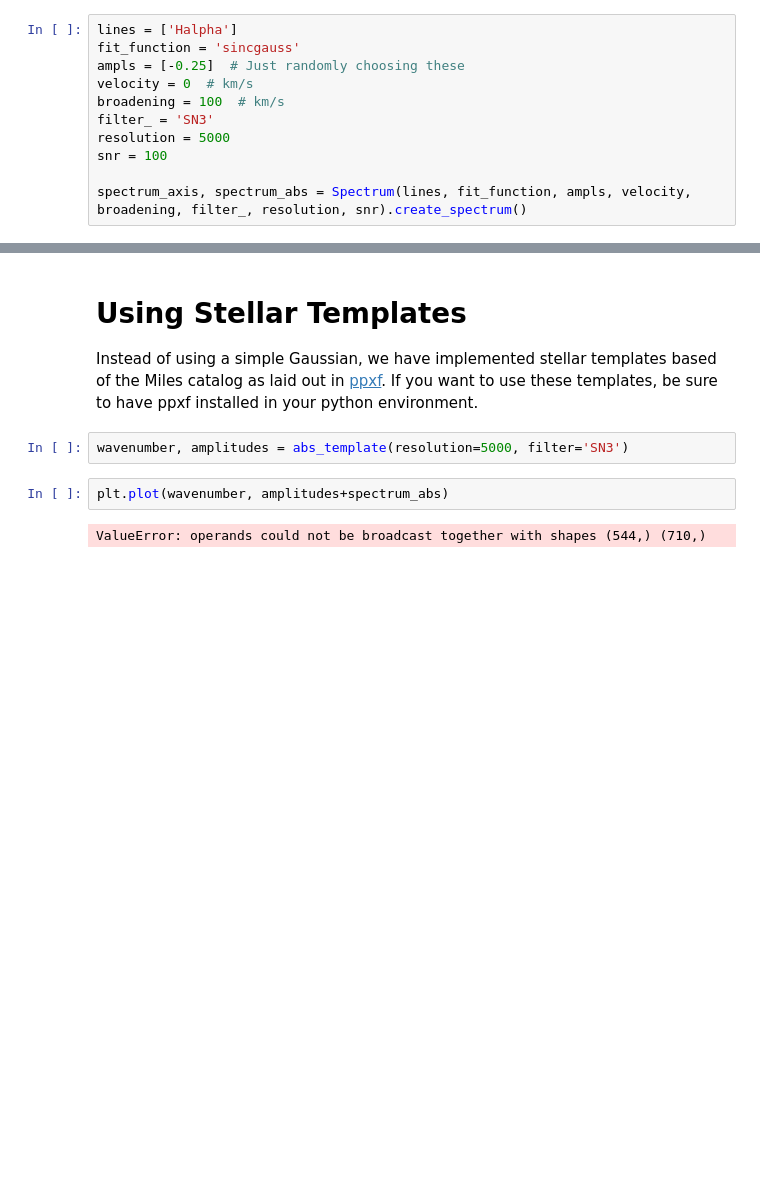
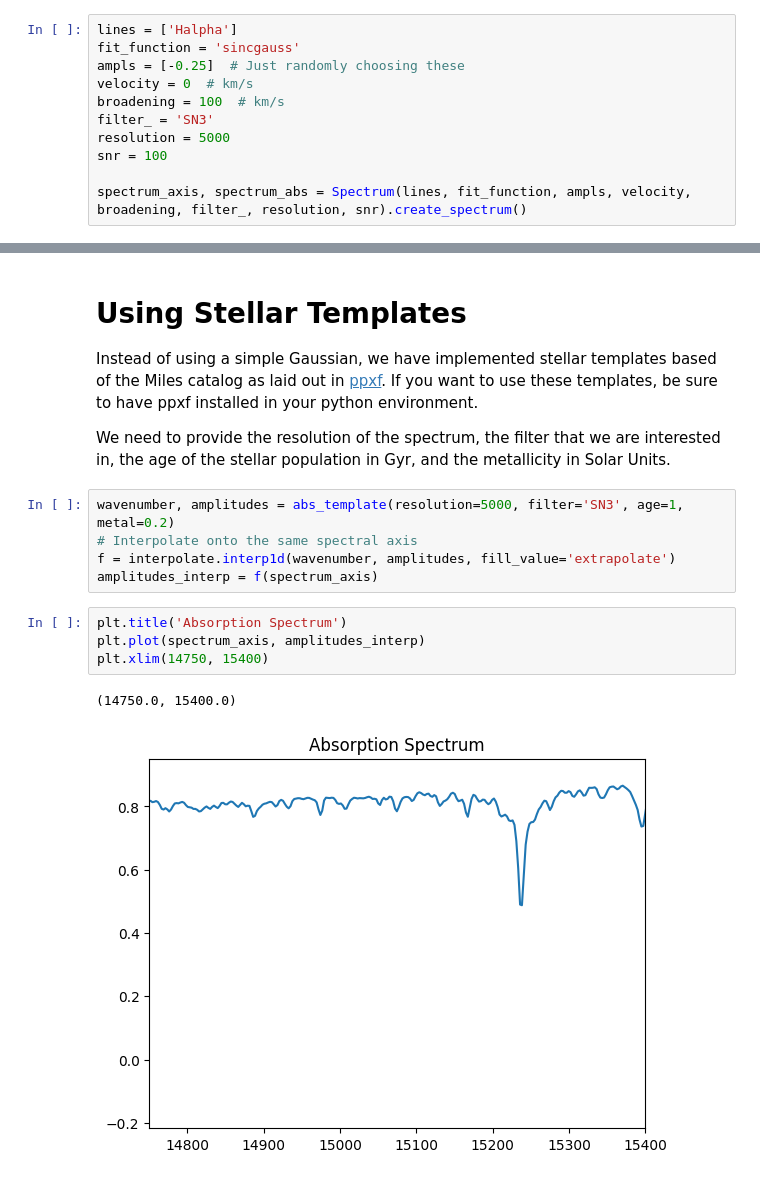
Before and after one commit to crhea93/LUCI, a Jupyter notebook: Examples/Create-Mock-Spectrum.ipynb, the cells around one changed output, grey strips where cells are left out. Cells and saved outputs as stored; diff of their text form; blank space fills up the shorter version.

```diff
--- a/Examples/Create-Mock-Spectrum.ipynb
+++ b/Examples/Create-Mock-Spectrum.ipynb
@@ -105,9 +108,17 @@ plt.show()
 # Using Stellar Templates
 
 Instead of using a simple Gaussian, we have implemented stellar templates based of the Miles catalog as laid out in [ppxf](https://www-astro.physics.ox.ac.uk/~cappellari/software/). If you want to use these templates, be sure to have ppxf installed in your python environment.
+
+We need to provide the resolution of the spectrum, the filter that we are interested in, the age of the stellar population in Gyr, and the metallicity in Solar Units.
 # %%
-wavenumber, amplitudes = abs_template(resolution=5000, filter='SN3')
+wavenumber, amplitudes = abs_template(resolution=5000, filter='SN3', age=1, metal=0.2)
+# Interpolate onto the same spectral axis
+f = interpolate.interp1d(wavenumber, amplitudes, fill_value='extrapolate')
+amplitudes_interp = f(spectrum_axis)
 # %%
-plt.plot(wavenumber, amplitudes+spectrum_abs)
+plt.title('Absorption Spectrum')
+plt.plot(spectrum_axis, amplitudes_interp)
+plt.xlim(14750, 15400)
 # %% [output]
-ValueError: operands could not be broadcast together with shapes (544,) (710,)
+(14750.0, 15400.0)
+[figure, added]
```
Also changed, not shown: parts of 6 cells of this notebook, 1 other file.
